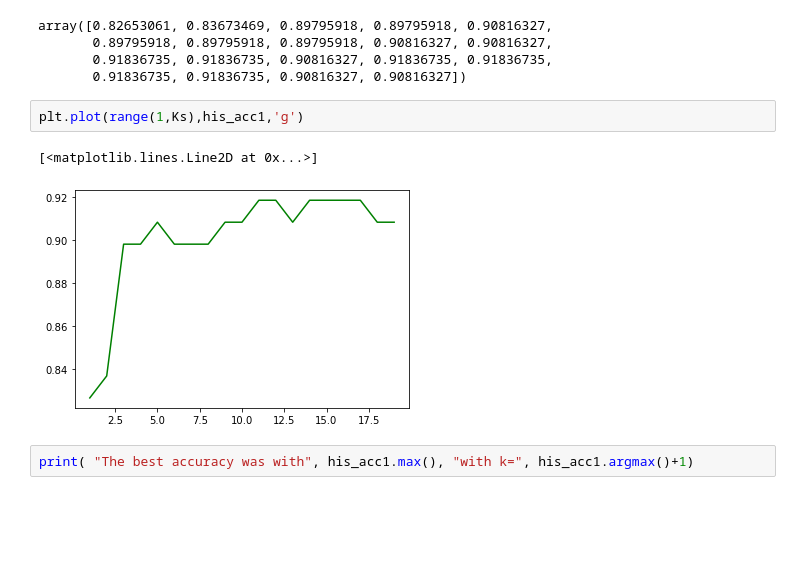
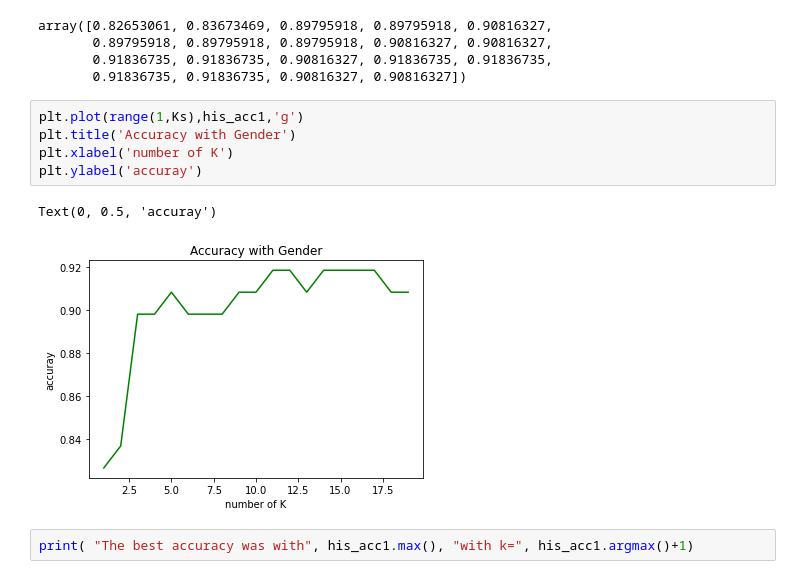
Before and after one commit to NogTai/MachineLearning, a Jupyter notebook: MachineLearning/Buoi4_KNN_SVM/Buoi4.ipynb, the cells around one changed output. Saved outputs shown, nothing was run; the diff lists cells and outputs as text; blank space fills up the shorter version.

```diff
--- a/MachineLearning/Buoi4_KNN_SVM/Buoi4.ipynb
+++ b/MachineLearning/Buoi4_KNN_SVM/Buoi4.ipynb
@@ -122,9 +122,12 @@ array([0.82653061, 0.83673469, 0.89795918, 0.89795918, 0.90816327,
        0.91836735, 0.91836735, 0.90816327, 0.90816327])
 # %%
 plt.plot(range(1,Ks),his_acc1,'g')
+plt.title('Accuracy with Gender')
+plt.xlabel('number of K')
+plt.ylabel('accuray')
 # %% [output]
-[<matplotlib.lines.Line2D at 0x...>]
+Text(0, 0.5, 'accuray')
-[figure, old version]
+[figure, new version]
 # %%
 print( "The best accuracy was with", his_acc1.max(), "with k=", his_acc1.argmax()+1)
 # %% [output]
```
Also changed, not shown: parts of 1 cell of this notebook.
